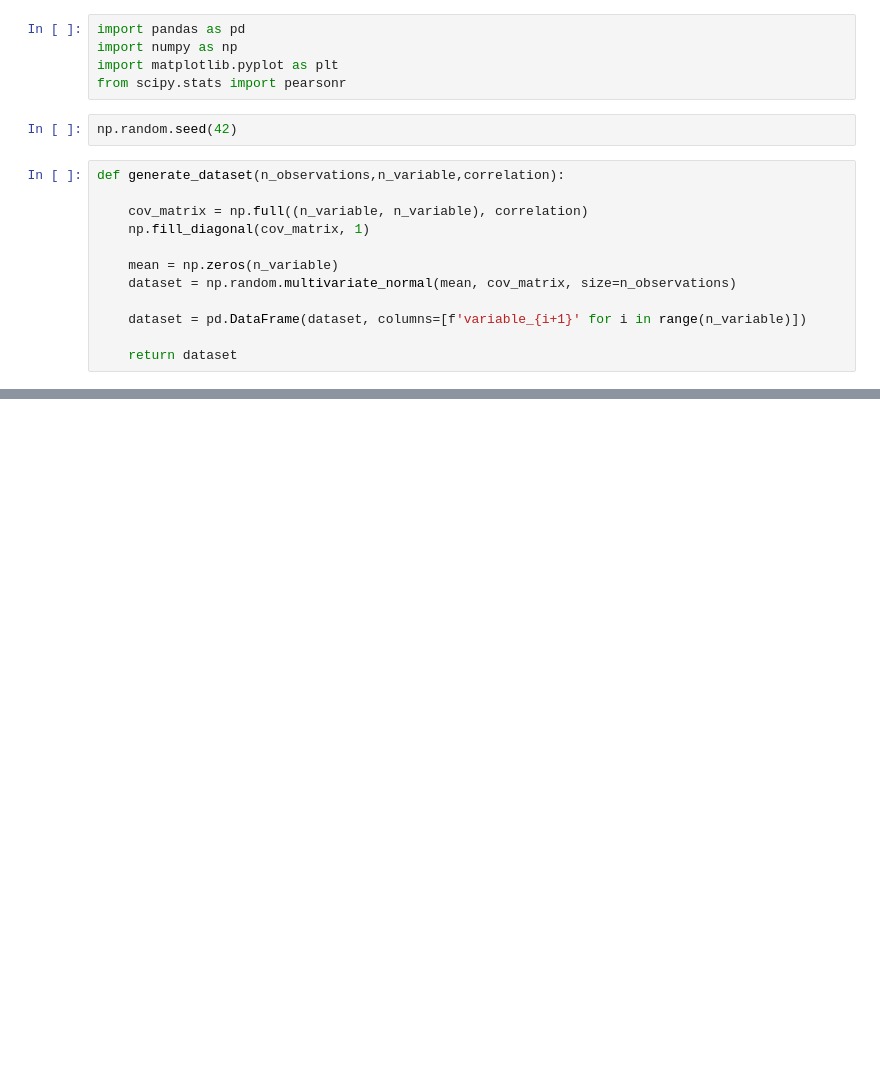
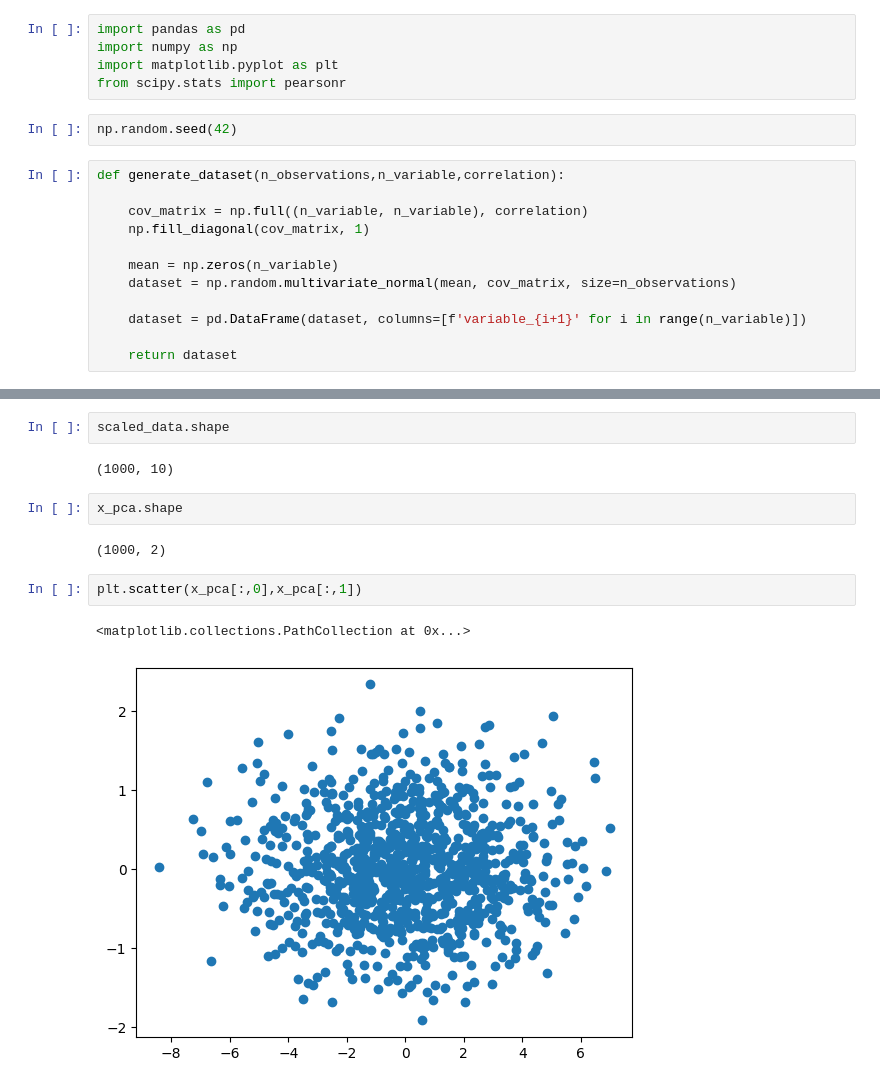
Before and after one commit to depa-tto/Thesis, a Jupyter notebook: attempt.ipynb, the cells around one changed output, grey strips where cells are left out. Saved outputs shown, nothing was run; the diff lists cells and outputs as text; blank space fills up the shorter version.

```diff
--- a/attempt.ipynb
+++ b/attempt.ipynb
@@ -43,0 +78,13 @@ correlation: 0.51, p-value: 0.0000
+# %%
+scaled_data.shape
+# %% [output]
+(1000, 10)
+# %%
+x_pca.shape
+# %% [output]
+(1000, 2)
+# %%
+plt.scatter(x_pca[:,0],x_pca[:,1])
+# %% [output]
+<matplotlib.collections.PathCollection at 0x...>
+[figure, added]
```
Also changed, not shown: parts of 13 cells of this notebook.
